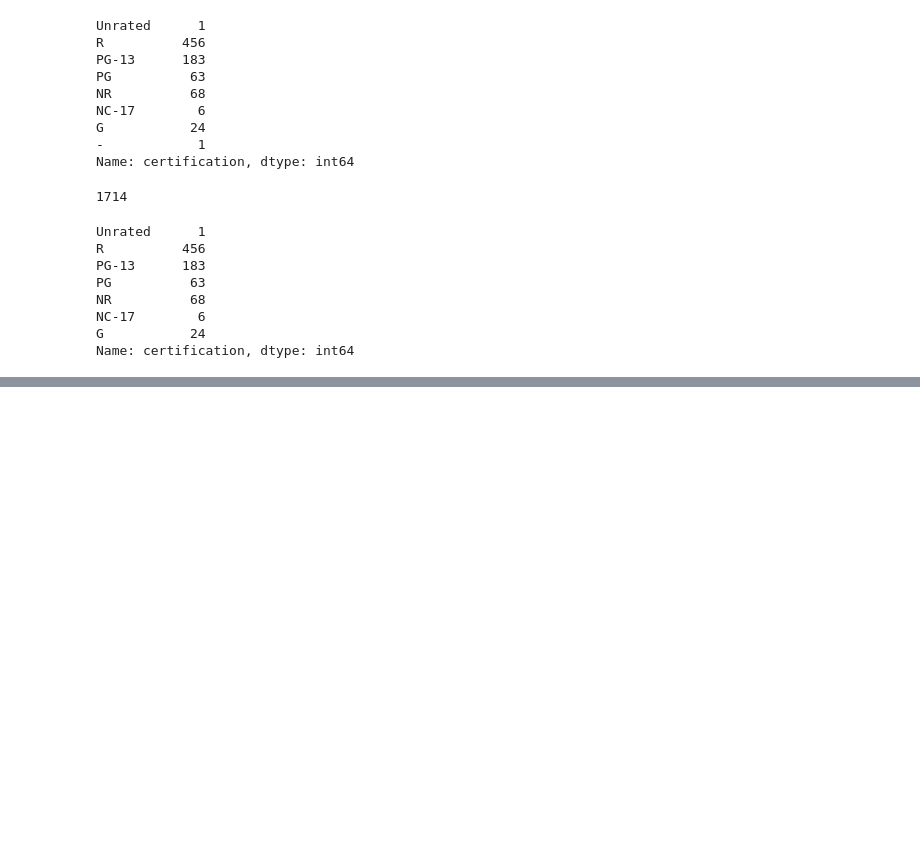
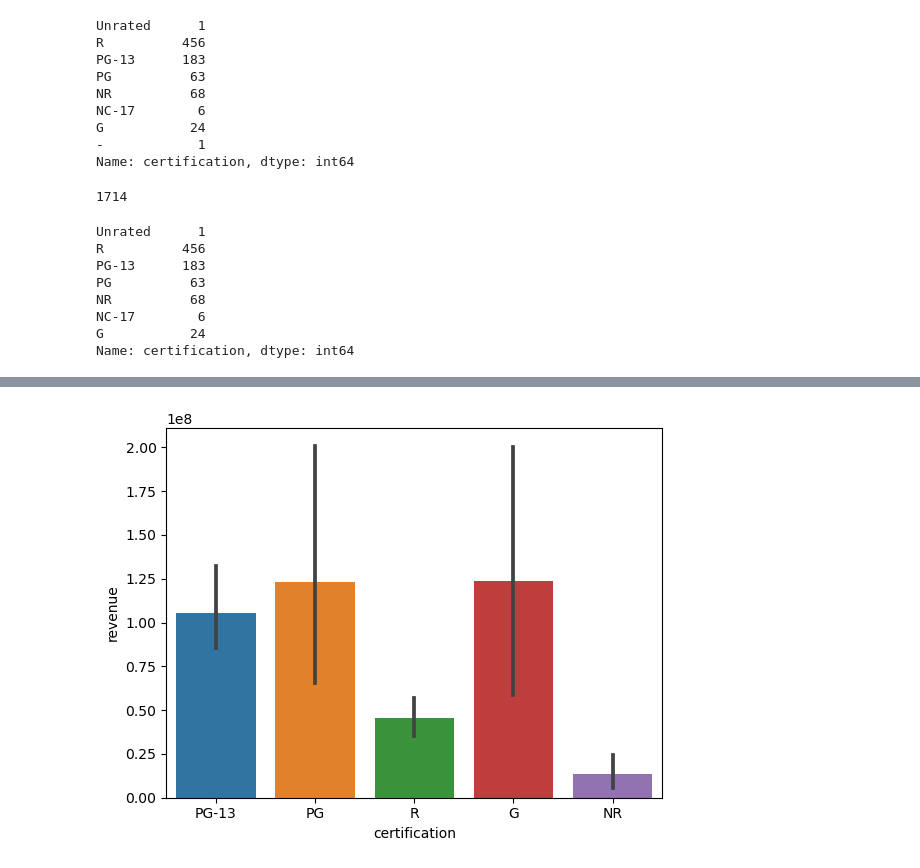
Before and after one commit to craiggossen/Project-3--Core, a Jupyter notebook: Project 3 - Part 4 - Hypothesis Testing.ipynb, the cells around one changed output, grey strips where cells are left out. Cells and saved outputs as stored; diff of their text form; code cells hidden in the pictures; blank space fills up the shorter version.

```diff
--- a/Project 3 - Part 4 - Hypothesis Testing.ipynb
+++ b/Project 3 - Part 4 - Hypothesis Testing.ipynb
@@ -243,3 +249,6 @@ NR          68
 NC-17        6
 G           24
 Name: certification, dtype: int64
+# %%
+#Remove the certification with zero revenue
+df1 = df1.loc[ df1['revenue'] > 0]
@@ -245,0 +273,5 @@ Name: certification, dtype: int64
+# %%
+#Create barplot to visualize if difference exist
+ax = sns.barplot(data = df1, x='certification', y = 'revenue');
+# %% [output]
+[figure, added]
```
Also changed, not shown: parts of 69 cells of this notebook.
